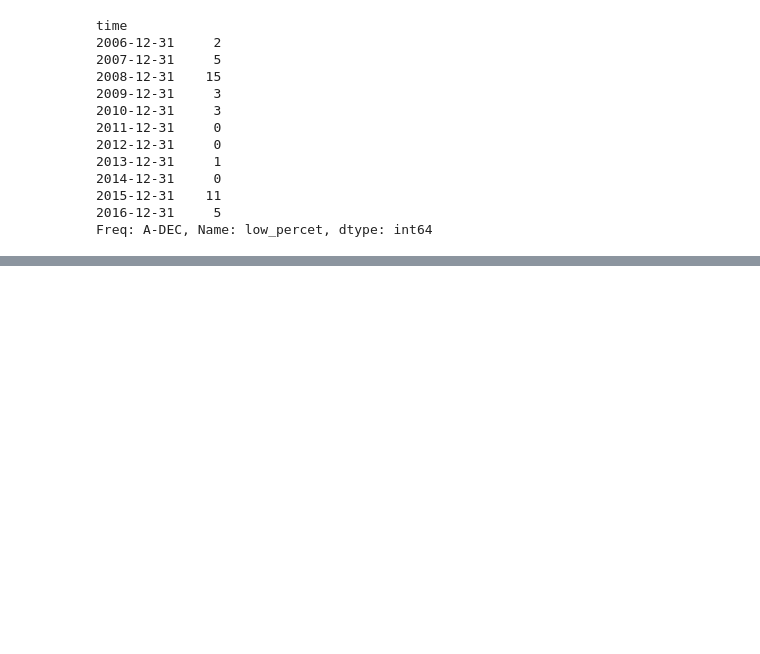
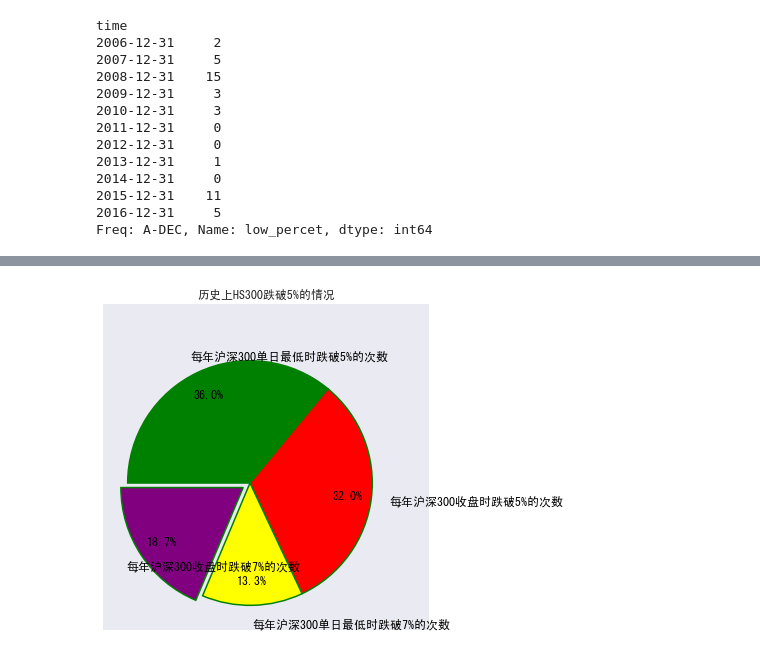
Before and after one commit to wuhuihangsufe/Python-Action-in-Finance, a Jupyter notebook: 历史上沪深300日度跌破5.ipynb, the cells around one changed output, grey strips where cells are left out. Cells and saved outputs as stored; diff of their text form; code cells hidden in the pictures; blank space fills up the shorter version.

```diff
--- a/历史上沪深300日度跌破5.ipynb
+++ b/历史上沪深300日度跌破5.ipynb
@@ -167,0 +185,3 @@ print ( '历史上沪深300单日收盘时跌破5%的次数占所有跌破5%的
+# %%
+a = len(hs[(hs['low_percet']<= -5) & (hs['low_percet']>= -7) & (hs['percent'] > -5)])
+print(a)
@@ -167,0 +190,3 @@ print ( '历史上沪深300单日收盘时跌破5%的次数占所有跌破5%的
+# %%
+b = len(hs[(hs['low_percet']<= -5) &(hs['low_percet']>= -7) & (hs['percent'] < -5)])
+print(b)
@@ -167,0 +195,3 @@ print ( '历史上沪深300单日收盘时跌破5%的次数占所有跌破5%的
+# %%
+c = len(hs[(hs['low_percet']<= -7) & (hs['percent'] > -7)])
+print(c)
@@ -167,0 +200,3 @@ print ( '历史上沪深300单日收盘时跌破5%的次数占所有跌破5%的
+# %%
+d = len(hs[(hs['low_percet']<= -7) & (hs['percent'] < -7)])
+print(d)
@@ -238,0 +285,50 @@ plt.legend(loc=1)
+# %%
+#画个饼图，看下分布
+# 构造数据
+f , ax=plt.subplots(figsize=(14,6))
+plt.style.use('seaborn-pastel')
+
+data = [a,b,c,d]
+labels = ['每年沪深300单日最低时跌破5%的次数' ,
+          '每年沪深300收盘时跌破5%的次数',
+          '每年沪深300单日最低时跌破7%的次数' ,
+          '每年沪深300收盘时跌破7%的次数']
+
+explode = [0,0,0,0.1]  # 用于突出显示大专学历人群
+colors=['g','r','yellow','purple'] # 自定义颜色
+
+# 中文乱码和坐标轴负号的处理
+plt.rcParams['font.sans-serif'] = 'simhei'
+# 将横、纵坐标轴标准化处理，保证饼图是一个正圆，否则为椭圆
+plt.axes(aspect='equal')
+
+# 控制x轴和y轴的范围
+plt.xlim(0,4)
+plt.ylim(0,4)
+
+# 绘制饼图
+plt.pie(x = data, # 绘图数据
+        explode=explode, # 突出显示大专人群
+        labels=labels, # 添加教育水平标签
+        colors=colors, # 设置饼图的自定义填充色
+        autopct='%.1f%%', # 设置百分比的格式，这里保留一位小数
+        pctdistance=0.8,  # 设置百分比标签与圆心的距离
+        labeldistance = 1.15, # 设置教育水平标签与圆心的距离
+        startangle = 180, # 设置饼图的初始角度
+        radius = 1.5, # 设置饼图的半径
+        counterclock = False, # 是否逆时针，这里设置为顺时针方向
+        wedgeprops = {'linewidth': 1.5, 'edgecolor':'green'},# 设置饼图内外边界的属性值
+        textprops = {'fontsize':12, 'color':'k'}, # 设置文本标签的属性值
+        center = (1.8,1.8), # 设置饼图的原点
+        frame = 1 )# 是否显示饼图的图框，这里设置显示
+
+# 删除x轴和y轴的刻度
+plt.xticks(())
+plt.yticks(())
+# 添加图标题
+plt.title('历史上HS300跌破5%的情况')
+
+# 显示图形
+plt.show()
+# %% [output]
+[figure, added]
```
Also changed, not shown: parts of 10 cells of this notebook.
